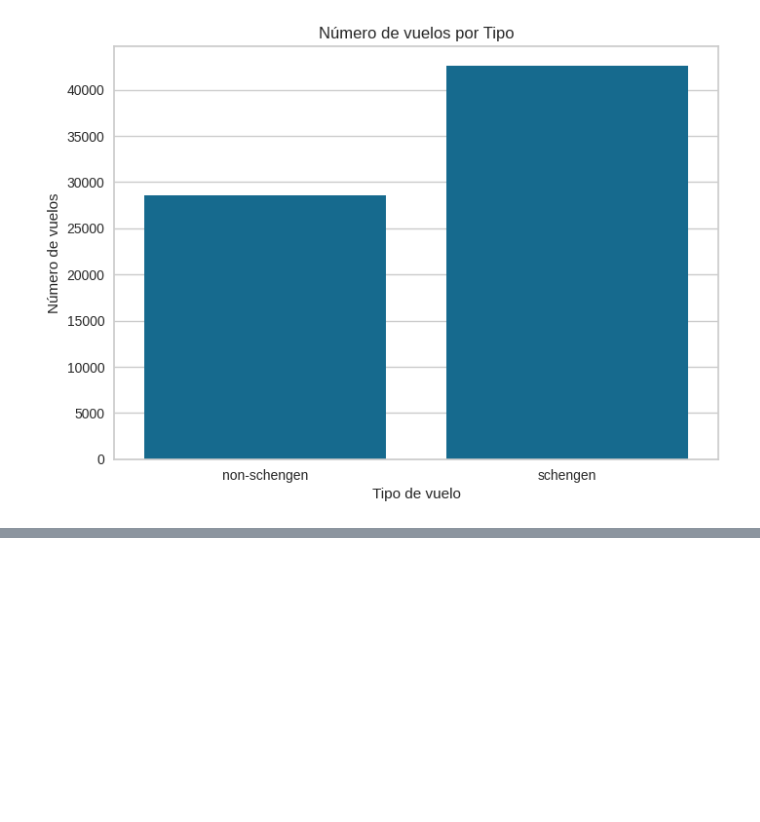
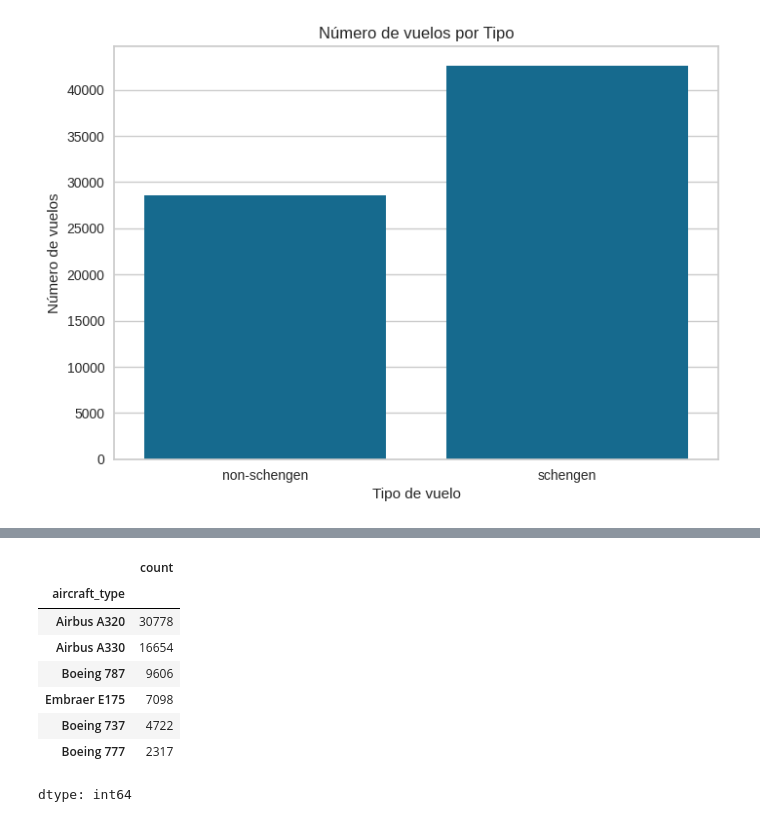
Before and after one commit to Tecindes/ClasificacionValidacion, a Jupyter notebook: IAAumentada.ipynb, the cells around one changed output, grey strips where cells are left out. Drawn from its saved outputs; the diff is of its cells as text; code cells hidden in the pictures; blank space fills up the shorter version.

```diff
--- a/IAAumentada.ipynb
+++ b/IAAumentada.ipynb
@@ -141,0 +158,12 @@ plt.show()
+# %%
+datos['aircraft_type'].value_counts()
+# %% [output]
+|  | count |
+| aircraft_type |  |
+| Airbus A320 | 30778 |
+| Airbus A330 | 16654 |
+| Boeing 787 | 9606 |
+| Embraer E175 | 7098 |
+| Boeing 737 | 4722 |
+| Boeing 777 | 2317 |
+dtype: int64
```
Also changed, not shown: parts of 3 cells of this notebook.
